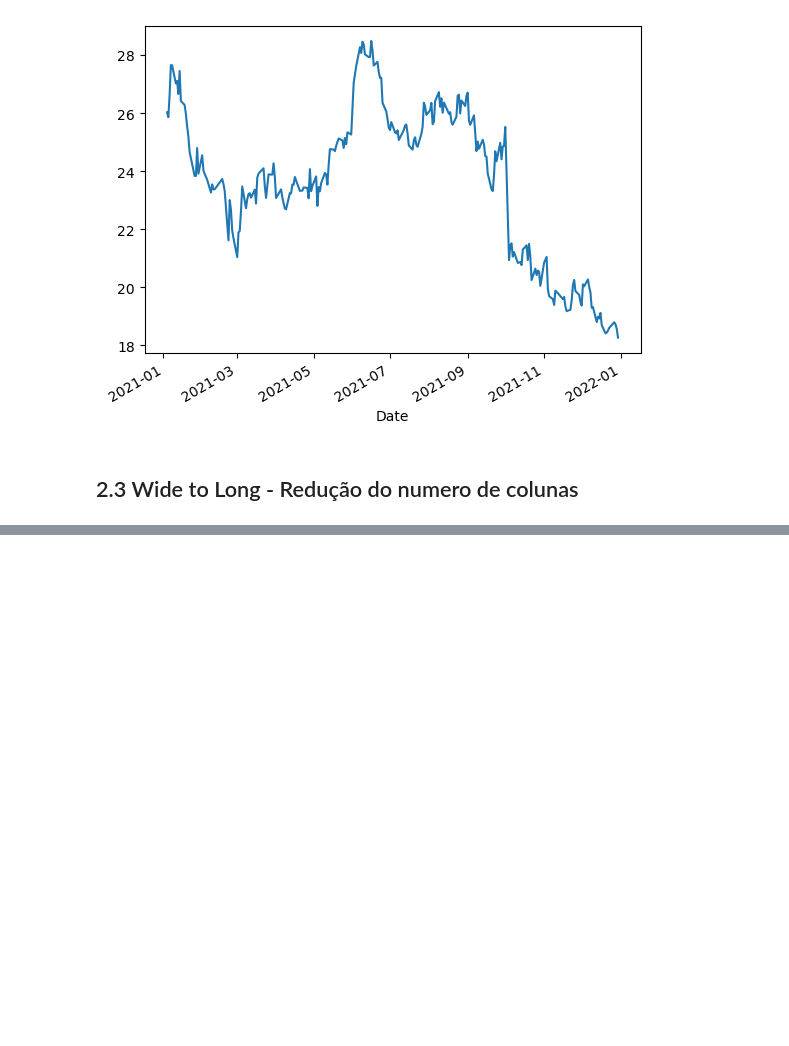
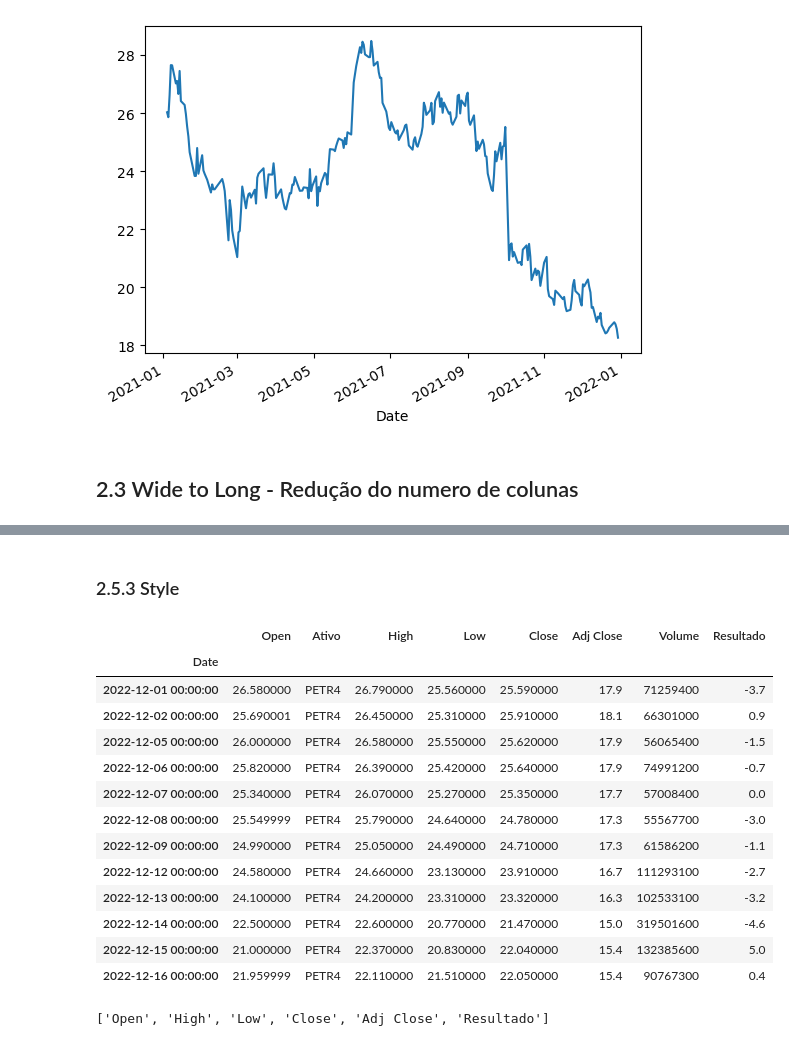
Before and after one commit to Murilo-Barreiro/pmf, a Jupyter notebook: Modulo2.ipynb, the cells around one changed output, grey strips where cells are left out. Drawn from its saved outputs; the diff is of its cells as text; code cells hidden in the pictures; blank space fills up the shorter version.

```diff
--- a/Modulo2.ipynb
+++ b/Modulo2.ipynb
@@ -299,0 +445,23 @@ df_ibov_longo_b3.pivot(columns='Parâmetro', values= 'Valor')
+# %% [markdown]
+### 2.5.3 Style
+# %%
+petr.style.format('{:.1f}', subset=['Adj Close', 'Resultado'])
+# %% [output]
+|  | Open | Ativo | High | Low | Close | Adj Close | Volume | Resultado |
+| Date |  |  |  |  |  |  |  |  |
+| 2022-12-01 00:00:00 | 26.580000 | PETR4 | 26.790000 | 25.560000 | 25.590000 | 17.9 | 71259400 | -3.7 |
+| 2022-12-02 00:00:00 | 25.690001 | PETR4 | 26.450000 | 25.310000 | 25.910000 | 18.1 | 66301000 | 0.9 |
+| 2022-12-05 00:00:00 | 26.000000 | PETR4 | 26.580000 | 25.550000 | 25.620000 | 17.9 | 56065400 | -1.5 |
+| 2022-12-06 00:00:00 | 25.820000 | PETR4 | 26.390000 | 25.420000 | 25.640000 | 17.9 | 74991200 | -0.7 |
+| 2022-12-07 00:00:00 | 25.340000 | PETR4 | 26.070000 | 25.270000 | 25.350000 | 17.7 | 57008400 | 0.0 |
+| 2022-12-08 00:00:00 | 25.549999 | PETR4 | 25.790000 | 24.640000 | 24.780000 | 17.3 | 55567700 | -3.0 |
+| 2022-12-09 00:00:00 | 24.990000 | PETR4 | 25.050000 | 24.490000 | 24.710000 | 17.3 | 61586200 | -1.1 |
+| 2022-12-12 00:00:00 | 24.580000 | PETR4 | 24.660000 | 23.130000 | 23.910000 | 16.7 | 111293100 | -2.7 |
+| 2022-12-13 00:00:00 | 24.100000 | PETR4 | 24.200000 | 23.310000 | 23.320000 | 16.3 | 102533100 | -3.2 |
+| 2022-12-14 00:00:00 | 22.500000 | PETR4 | 22.600000 | 20.770000 | 21.470000 | 15.0 | 319501600 | -4.6 |
+| 2022-12-15 00:00:00 | 21.000000 | PETR4 | 22.370000 | 20.830000 | 22.040000 | 15.4 | 132385600 | 5.0 |
+| 2022-12-16 00:00:00 | 21.959999 | PETR4 | 22.110000 | 21.510000 | 22.050000 | 15.4 | 90767300 | 0.4 |
+# %%
+[c for c in petr if petr[c].dtype == 'float64']
+# %% [output]
+['Open', 'High', 'Low', 'Close', 'Adj Close', 'Resultado']
```
Also changed, not shown: parts of 56 cells of this notebook, 1 other file.
